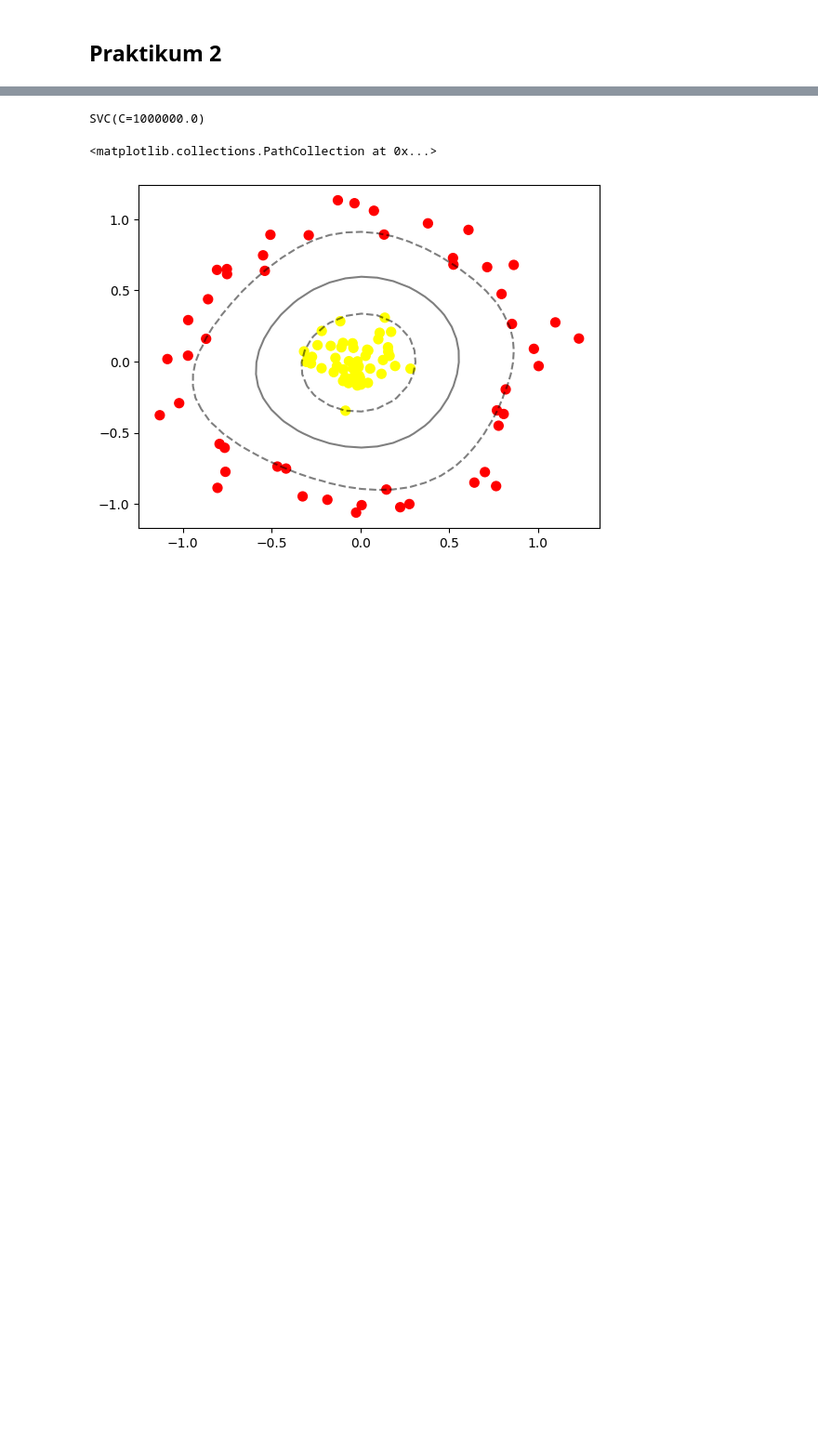
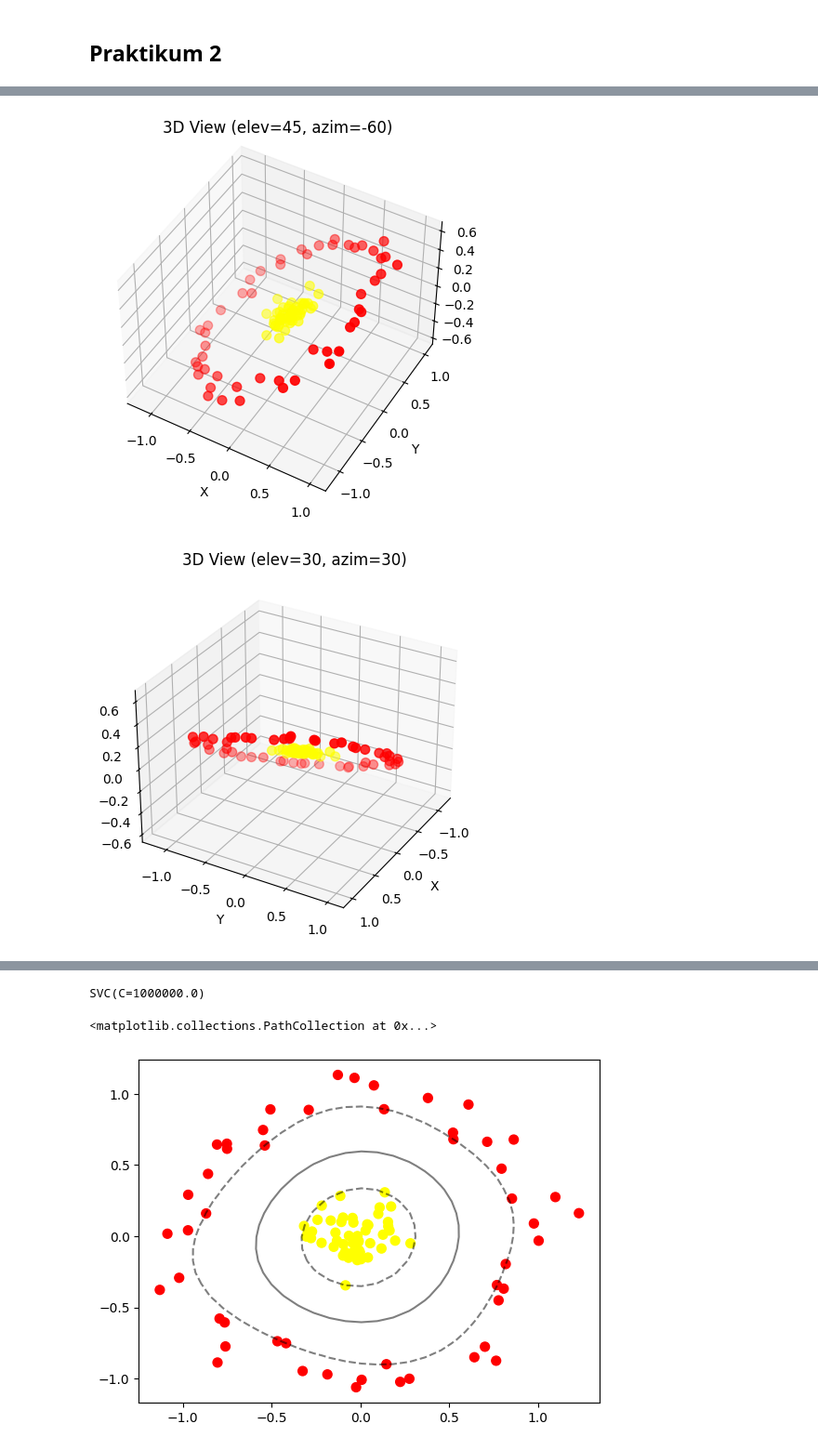
Before and after one commit to Fatikah002/MachineLearning, a Jupyter notebook: 14_Fatikah_Salsabilla_JS11_Klasterisasi2.ipynb, the cells around one changed output, grey strips where cells are left out. Shown at 93% size. Cells and saved outputs as stored; diff of their text form; code cells hidden in the pictures; blank space fills up the shorter version.

```diff
--- a/14_Fatikah_Salsabilla_JS11_Klasterisasi2.ipynb
+++ b/14_Fatikah_Salsabilla_JS11_Klasterisasi2.ipynb
@@ -234,0 +236,22 @@ interactive(children=(Dropdown(description='elev', index=2, options=(-90, 45, 30
+# %%
+# Buat data tambahan 'r'
+r = X[:, 0] * 0.5 + X[:, 1] * 0.2
+
+# Fungsi untuk plot 3D statis
+def plot_3D_static(X, y, elev, azim):
+    fig = plt.figure(figsize=(6, 5))
+    ax = fig.add_subplot(111, projection='3d')
+    ax.scatter3D(X[:, 0], X[:, 1], r, c=y, s=50, cmap='autumn')
+    ax.view_init(elev=elev, azim=azim)
+    ax.set_xlabel('X')
+    ax.set_ylabel('Y')
+    ax.set_zlabel('r')
+    plt.title(f'3D View (elev={elev}, azim={azim})')
+    plt.show()
+
+# Tampilkan beberapa sudut pandang (bisa disesuaikan)
+for elev, azim in [(45, -60), (30, 30), (10, 100)]:
+    plot_3D_static(X, y, elev, azim)
+# %% [output]
+[figure, added]
+[figure, added]
```
Also changed, not shown: parts of 3 cells of this notebook.
